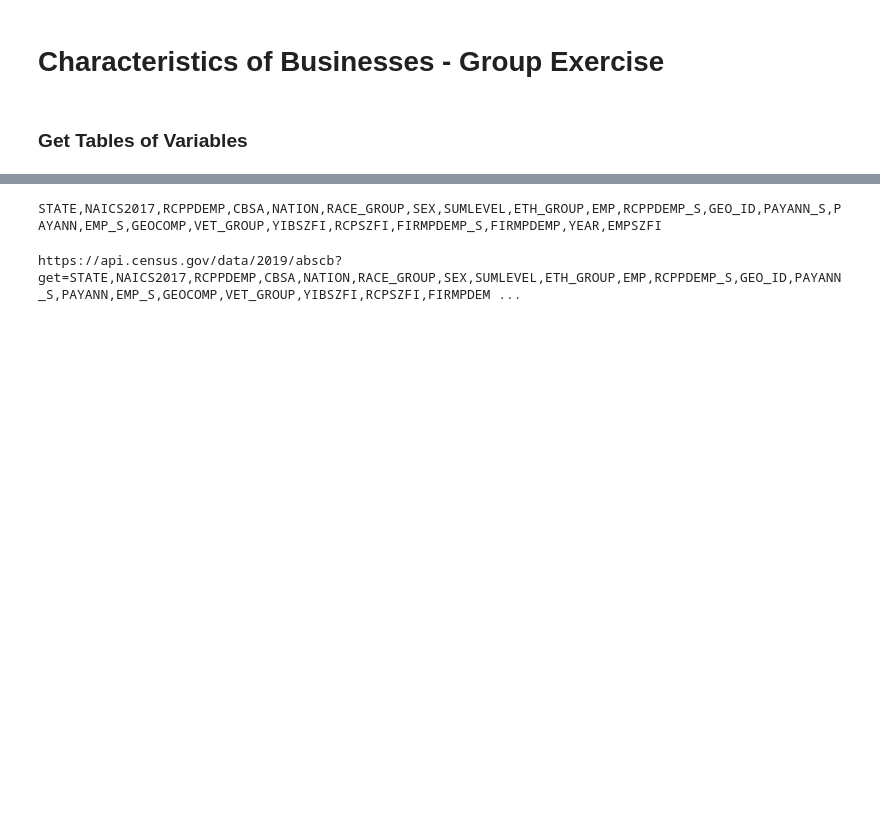
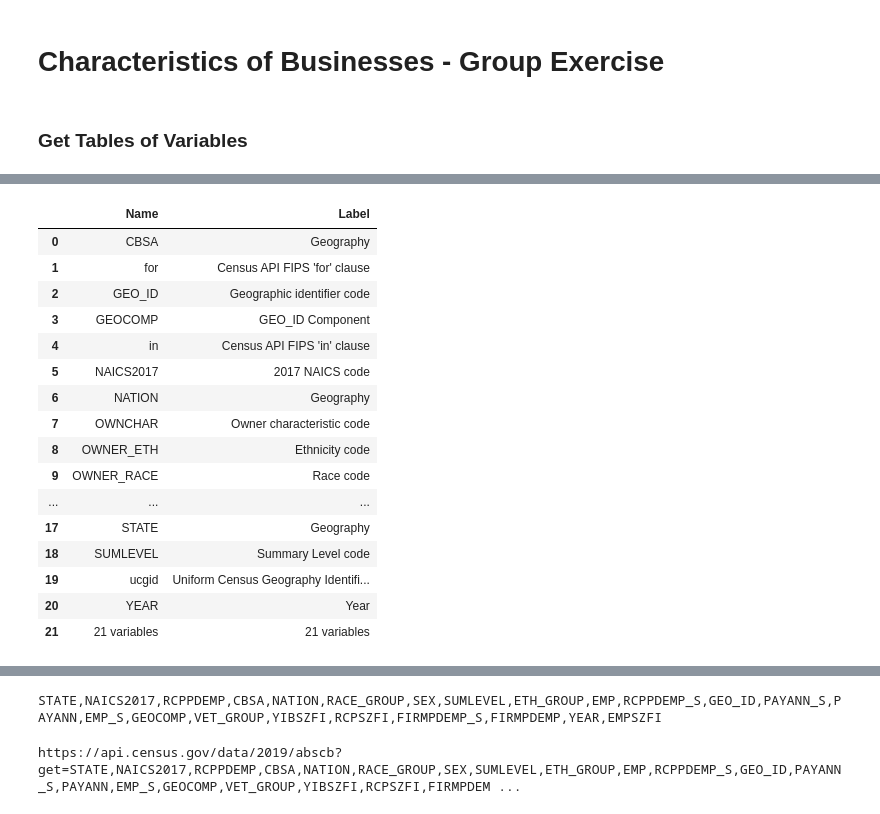
Before and after one commit to jedc4xer/group_census_exercise, a Jupyter notebook: data_exploration.ipynb, the cells around one changed output, grey strips where cells are left out. Saved outputs shown, nothing was run; the diff lists cells and outputs as text; code cells hidden in the pictures; blank space fills up the shorter version.

```diff
--- a/data_exploration.ipynb
+++ b/data_exploration.ipynb
@@ -44,0 +80,20 @@ for df in [tech_vars, owner_vars, characteristic_vars, company_summary_vars]:
+# %%
+owner_vars
+# %% [output]
+|  | Name | Label |
+| 0 | CBSA | Geography |
+| 1 | for | Census API FIPS 'for' clause |
+| 2 | GEO_ID | Geographic identifier code |
+| 3 | GEOCOMP | GEO_ID Component |
+| 4 | in | Census API FIPS 'in' clause |
+| 5 | NAICS2017 | 2017 NAICS code |
+| 6 | NATION | Geography |
+| 7 | OWNCHAR | Owner characteristic code |
+| 8 | OWNER_ETH | Ethnicity code |
+| 9 | OWNER_RACE | Race code |
+| ... | ... | ... |
+| 17 | STATE | Geography |
+| 18 | SUMLEVEL | Summary Level code |
+| 19 | ucgid | Uniform Census Geography Identifi... |
+| 20 | YEAR | Year |
+| 21 | 21 variables | 21 variables |
```
Also changed, not shown: parts of 7 cells of this notebook.
